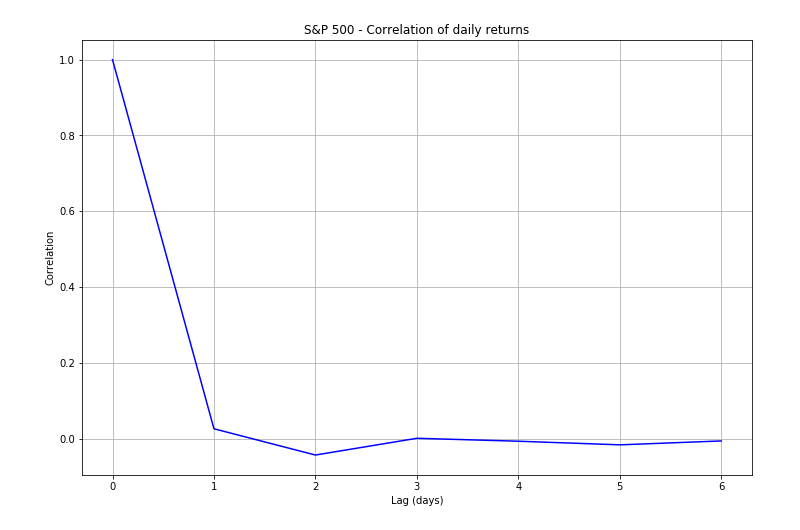
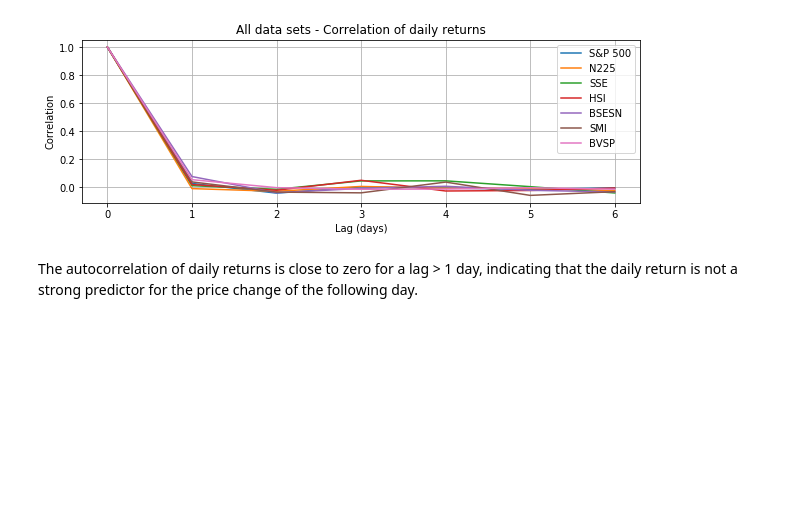
Before and after one commit to roman807/Predicting-Stock-Market-Crashes, a Jupyter notebook: exploration.ipynb, the cells around one changed output. Saved outputs shown, nothing was run; the diff lists cells and outputs as text; code cells hidden in the pictures; blank space fills up the shorter version.

```diff
--- a/exploration.ipynb
+++ b/exploration.ipynb
@@ -33,8 +98,10 @@ plt.show()
 # %%
-# Plot return over time
-plt.plot(data['ch'], color='blue', linewidth=0.7)
-plt.grid()
-plt.legend(['Return'])
-plt.title('S&P 500 daily returns 1950 - 2018')
-plt.show()
+##### Plot daily return over time
+for ds, t in zip(datasets, plt_titles):
+    plt.plot(ds['ch'], color='blue', linewidth=0.7)
+    plt.ylim(-0.2, 0.2)
+    plt.grid()
+    plt.legend(['Return'])
+    plt.title(t + ' - Daily returns')
+    plt.show()
 # %% [output]
@@ -42,14 +117,20 @@ plt.show()
 # %%
-# Correlation
-corr = [1]
-for i in range(1, 7):
-    corr.append(np.corrcoef(data['ch'][i:], data['ch'][:-i])[0, 1])
-plt.plot(corr, color='blue')
-plt.title('S&P 500 - Correlation of daily returns')
+##### Autocorrelation
+corr_ds = []
+for ds, t in zip(datasets, plt_titles):
+    corr = [1]
+    for i in range(1, 7):
+        corr.append(np.corrcoef(ds['ch'][i:], ds['ch'][:-i])[0, 1])
+    plt.plot(corr)
+plt.title('All data sets - Correlation of daily returns')
+plt.legend(dataset_names)
 plt.xlabel('Lag (days)')
 plt.ylabel('Correlation')
 plt.grid()
+plt.show()
 # %% [output]
-[figure, old version]
+[figure, new version]
+# %% [markdown]
+The autocorrelation of daily returns is close to zero for a lag > 1 day, indicating that the daily return is not a strong predictor for the price change of the following day.
 # %%
 # Plot distribution of daily returns
```
Also changed, not shown: parts of 27 cells of this notebook.
